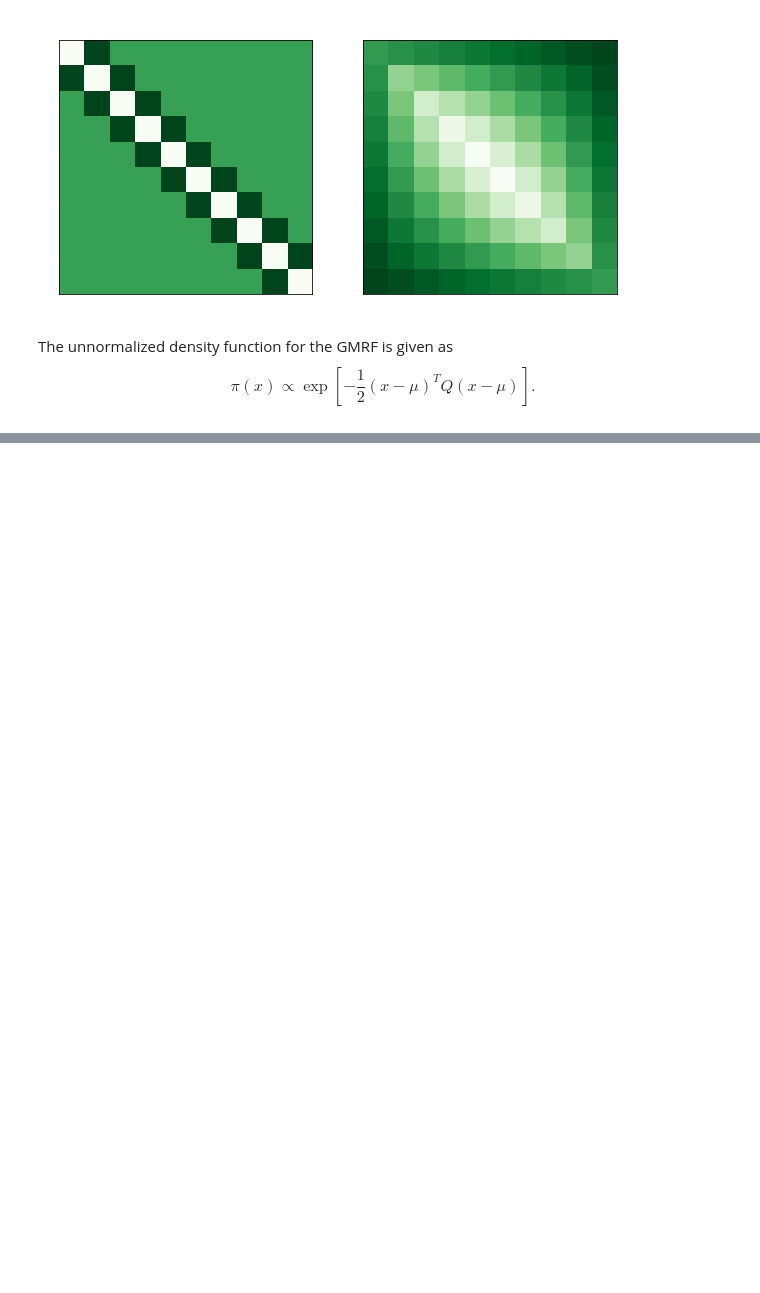
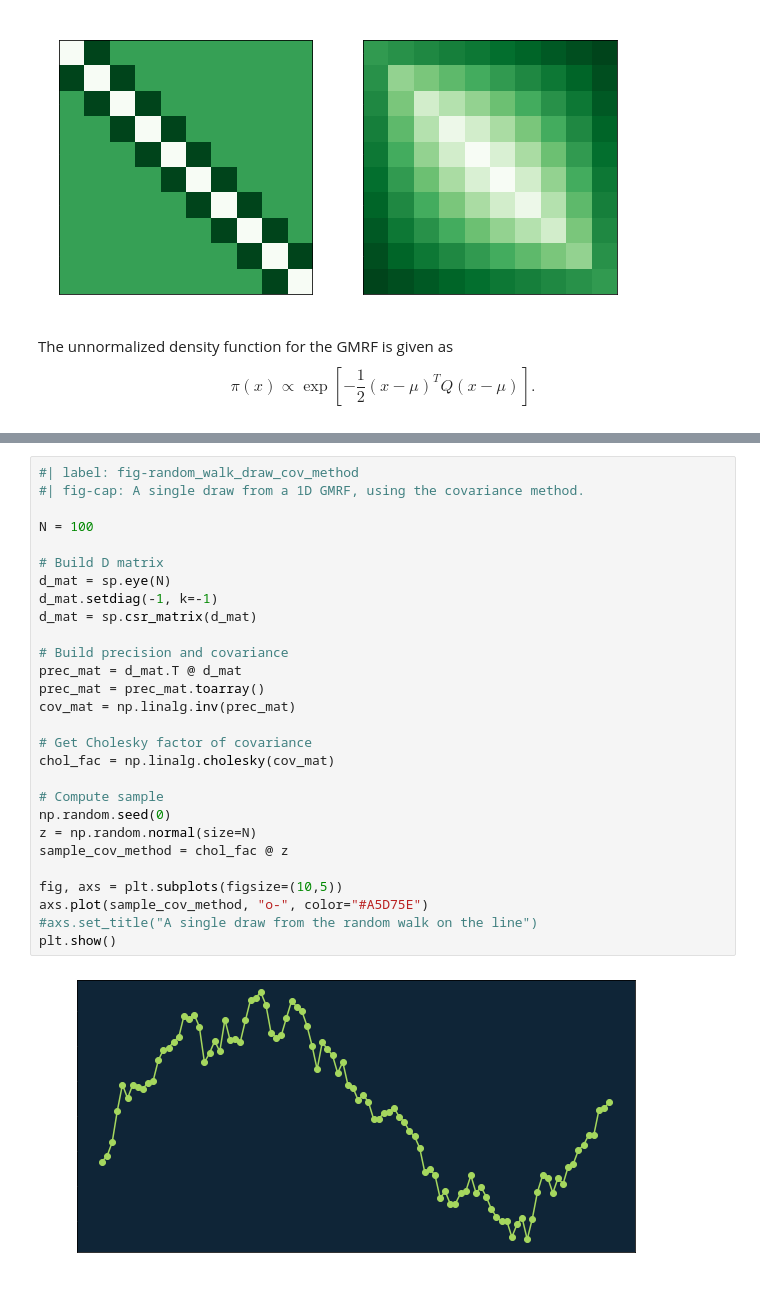
Before and after one commit to jlindbloom/jlindbloom.github.io, a Jupyter notebook: posts/hierarchical_cmrf.ipynb, the cells around one changed output, grey strips where cells are left out. Drawn from its saved outputs; the diff is of its cells as text; blank space fills up the shorter version.

```diff
--- a/posts/hierarchical_cmrf.ipynb
+++ b/posts/hierarchical_cmrf.ipynb
@@ -287,0 +86,30 @@ For a demonstration of a line plot on a polar axis, see @fig-polar.
+# %%
+#| label: fig-random_walk_draw_cov_method
+#| fig-cap: A single draw from a 1D GMRF, using the covariance method.
+
+N = 100
+
+# Build D matrix
+d_mat = sp.eye(N)
+d_mat.setdiag(-1, k=-1)
+d_mat = sp.csr_matrix(d_mat)
+
+# Build precision and covariance
+prec_mat = d_mat.T @ d_mat
+prec_mat = prec_mat.toarray()
+cov_mat = np.linalg.inv(prec_mat)
+
+# Get Cholesky factor of covariance
+chol_fac = np.linalg.cholesky(cov_mat)
+
+# Compute sample
+np.random.seed(0)
+z = np.random.normal(size=N)
+sample_cov_method = chol_fac @ z
+
+fig, axs = plt.subplots(figsize=(10,5))
+axs.plot(sample_cov_method, "o-", color="#A5D75E")
+#axs.set_title("A single draw from the random walk on the line")
+plt.show()
+# %% [output]
+[figure, added]
```
Also changed, not shown: parts of 56 cells of this notebook, 39 other files.
